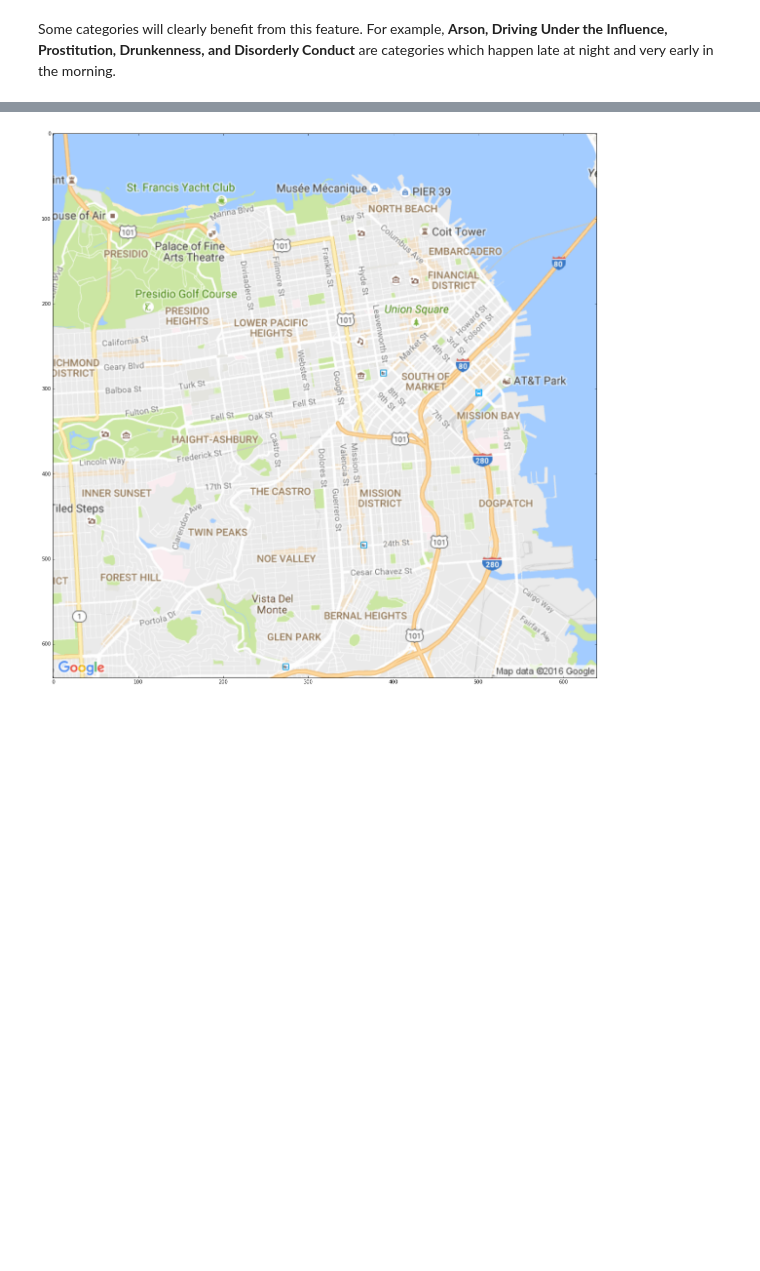
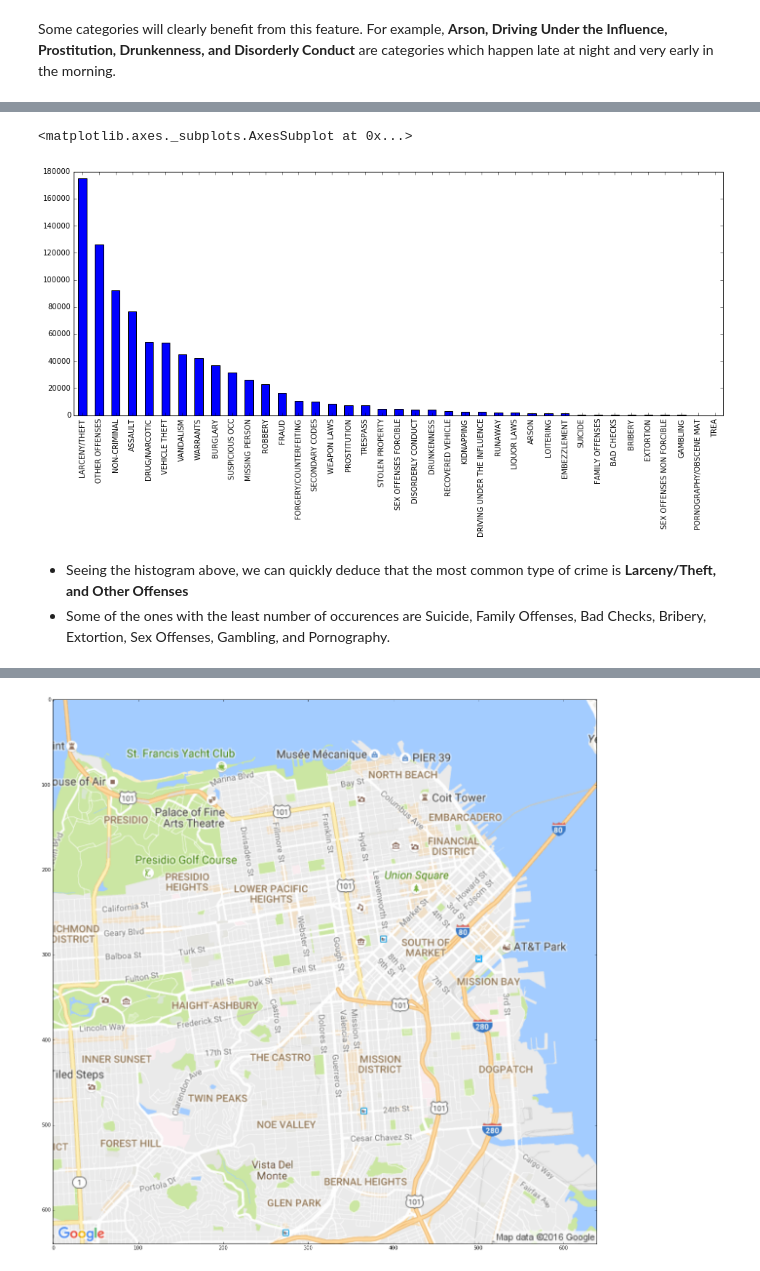
Before and after one commit to jinxinma/ml_project, a Jupyter notebook: EDA.ipynb, the cells around one changed output, grey strips where cells are left out. Cells and saved outputs as stored; diff of their text form; code cells hidden in the pictures; blank space fills up the shorter version.

```diff
--- a/EDA.ipynb
+++ b/EDA.ipynb
@@ -72,0 +73,12 @@ X_train.tail()
+# %%
+fig_size=[]
+fig_size.append(16)
+fig_size.append(6)
+plt.rcParams["figure.figsize"] = fig_size
+X_train.Category.value_counts().plot(kind='bar')
+# %% [output]
+<matplotlib.axes._subplots.AxesSubplot at 0x...>
+[figure, added]
+# %% [markdown]
+ - Seeing the histogram above, we can quickly deduce that the most common type of crime is **Larceny/Theft, and Other Offenses**
+ - Some of the ones with the least number of occurences are Suicide, Family Offenses, Bad Checks, Bribery, Extortion, Sex Offenses, Gambling,  and Pornography.
```
Also changed, not shown: parts of 5 cells of this notebook.
